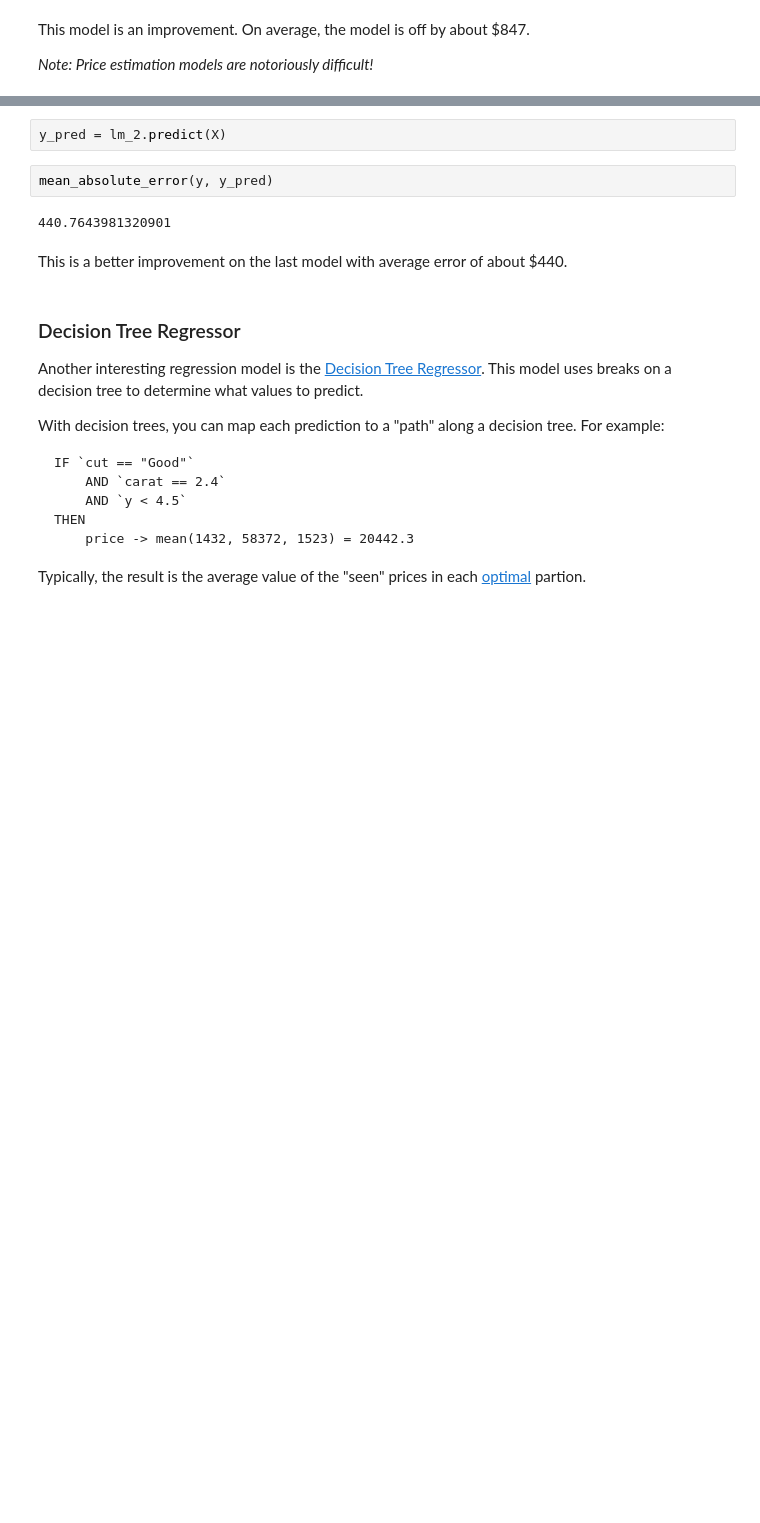
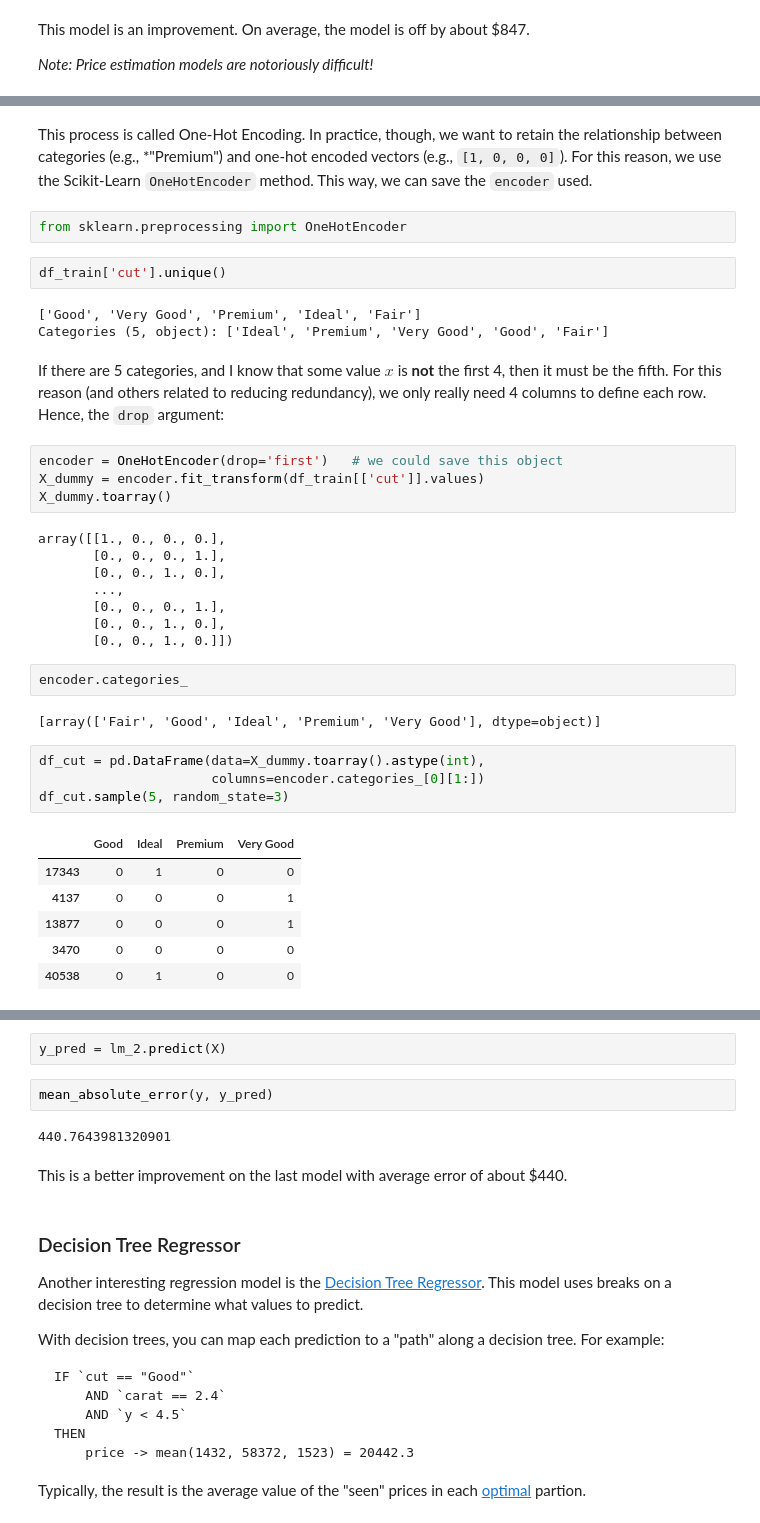
Before and after one commit to wprocise/week-10, a Jupyter notebook: lab-supervised.ipynb, the cells around one changed output, grey strips where cells are left out. Saved outputs shown, nothing was run; the diff lists cells and outputs as text; blank space fills up the shorter version.

```diff
--- a/lab-supervised.ipynb
+++ b/lab-supervised.ipynb
@@ -293,0 +290,38 @@ pd.concat((df_train['cut'], df[[c for c in df if 'cut_' in c]]), axis=1).sample(
+# %% [markdown]
+This process is called One-Hot Encoding. In practice, though, we want to retain the relationship between categories (e.g., *"Premium") and one-hot encoded vectors (e.g., `[1, 0, 0, 0]`). For this reason, we use the Scikit-Learn `OneHotEncoder` method. This way, we can save the `encoder` used.
+# %%
+from sklearn.preprocessing import OneHotEncoder
+# %%
+df_train['cut'].unique()
+# %% [output]
+['Good', 'Very Good', 'Premium', 'Ideal', 'Fair']
+Categories (5, object): ['Ideal', 'Premium', 'Very Good', 'Good', 'Fair']
+# %% [markdown]
+If there are 5 categories, and I know that some value $x$ is **not** the first 4, then it must be the fifth. For this reason (and others related to reducing redundancy), we only really need 4 columns to define each row. Hence, the `drop` argument:
+# %%
+encoder = OneHotEncoder(drop='first')   # we could save this object
+X_dummy = encoder.fit_transform(df_train[['cut']].values)
+X_dummy.toarray()
+# %% [output]
+array([[1., 0., 0., 0.],
+       [0., 0., 0., 1.],
+       [0., 0., 1., 0.],
+       ...,
+       [0., 0., 0., 1.],
+       [0., 0., 1., 0.],
+       [0., 0., 1., 0.]])
+# %%
+encoder.categories_
+# %% [output]
+[array(['Fair', 'Good', 'Ideal', 'Premium', 'Very Good'], dtype=object)]
+# %%
+df_cut = pd.DataFrame(data=X_dummy.toarray().astype(int),
+                      columns=encoder.categories_[0][1:])
+df_cut.sample(5, random_state=3)
+# %% [output]
+|  | Good | Ideal | Premium | Very Good |
+| 17343 | 0 | 1 | 0 | 0 |
+| 4137 | 0 | 0 | 0 | 1 |
+| 13877 | 0 | 0 | 0 | 1 |
+| 3470 | 0 | 0 | 0 | 0 |
+| 40538 | 0 | 1 | 0 | 0 |
```
Also changed, not shown: parts of 16 cells of this notebook.
